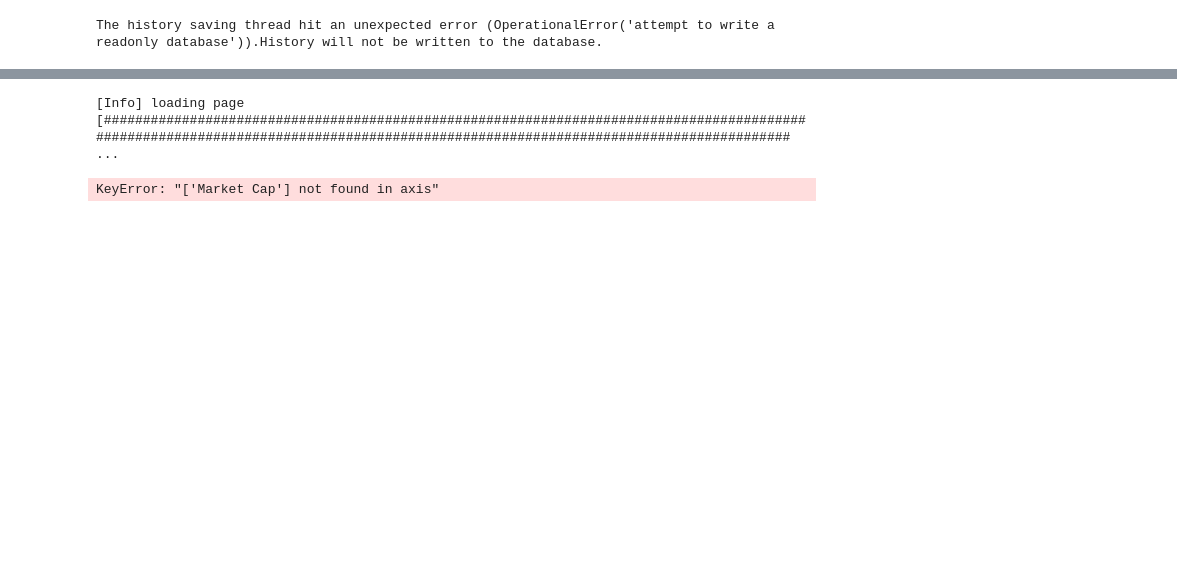
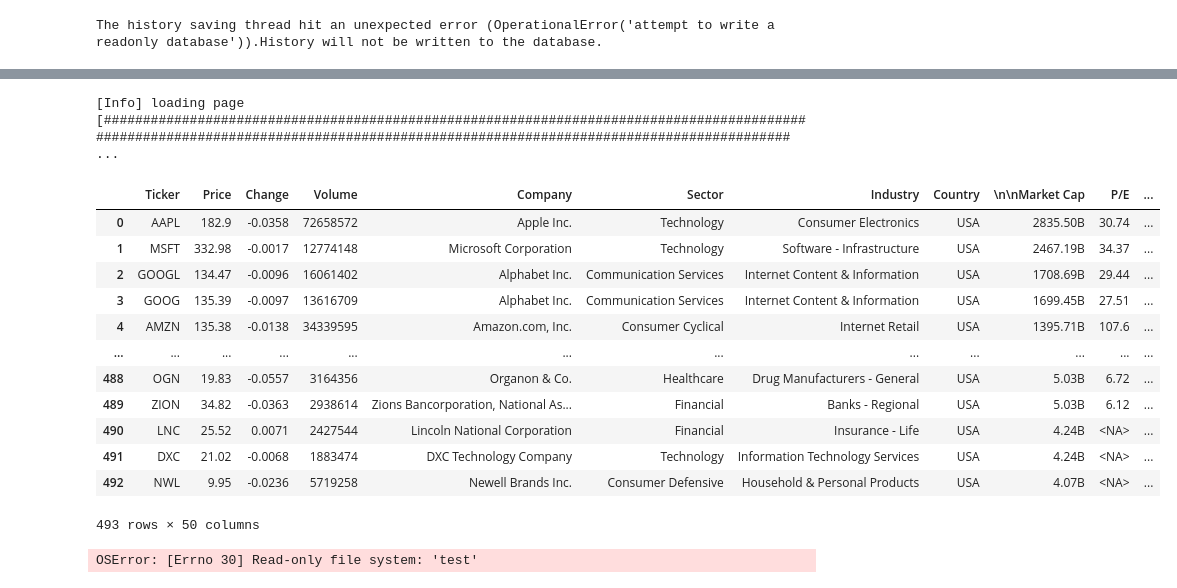
Before and after one commit to electribe15/DerivativeAnalytics, a Jupyter notebook: DataFeedAlphaFactors.ipynb, the cells around one changed output, grey strips where cells are left out. Saved outputs shown, nothing was run; the diff lists cells and outputs as text; code cells hidden in the pictures; blank space fills up the shorter version.

```diff
--- a/DataFeedAlphaFactors.ipynb
+++ b/DataFeedAlphaFactors.ipynb
@@ -28,33 +32,49 @@ sp500_overview = openbb.stocks.screener.screener_data(preset_loaded='sp500_filte
 sp500_ownership = openbb.stocks.screener.screener_data(preset_loaded='sp500_filter.ini', data_type = 'ownership')
 sp500_performance = openbb.stocks.screener.screener_data(preset_loaded='sp500_filter.ini', data_type = 'performance')
 sp500_technical = openbb.stocks.screener.screener_data(preset_loaded='sp500_filter.ini', data_type = 'technical')
 sp500_valuation = openbb.stocks.screener.screener_data(preset_loaded='sp500_filter.ini', data_type = 'valuation')
 
 sp500_overview = sp500_overview.convert_dtypes()
 sp500_ownership = sp500_ownership.convert_dtypes()
 sp500_performance = sp500_performance.convert_dtypes()
 sp500_technical = sp500_technical.convert_dtypes()
 sp500_valuation = sp500_valuation.convert_dtypes()
 
 sp500_overview.drop(columns = ['P/E'], inplace = True)
 sp500_overview.set_index(keys = ['Ticker', 'Price', 'Change', 'Volume'], inplace = True)
 sp500_performance.drop(columns = ['Avg Volume', 'Price', 'Change', 'Volume'], inplace = True)
 sp500_performance.set_index(keys = ['Ticker'], inplace = True)
-sp500_ownership.drop(columns = ['Price', 'Change', 'Volume', 'Market Cap'], inplace = True)
+sp500_ownership.drop(columns = ['Price', 'Change', 'Volume', '\n\nMarket Cap'], inplace = True)
 sp500_ownership.set_index(keys = ['Ticker'], inplace = True)
 sp500_technical.drop(columns = ['Price', 'Change', 'Volume'], inplace = True)
 sp500_technical.set_index(keys = ['Ticker'], inplace = True)
-sp500_valuation.drop(columns = ['Price', 'Change', 'Volume', 'Market Cap'], inplace = True)
+sp500_valuation.drop(columns = ['Price', 'Change', 'Volume', '\n\nMarket Cap'], inplace = True)
 sp500_valuation.set_index(keys = ['Ticker'], inplace = True)
 
 sp500_df = sp500_overview.join(sp500_valuation)
 sp500_df = sp500_df.join(sp500_ownership)
 sp500_df = sp500_df.join(sp500_performance)
 sp500_df = sp500_df.join(sp500_technical)
 
 sp500_df.reset_index(inplace = True)
 
 sp500_df
 # %% [output]
 [Info] loading page [################################################################################################################################################################################### ...
+|  | Ticker | Price | Change | Volume | Company | Sector | Industry | Country | \n\nMarket Cap | P/E | ... |
+| 0 | AAPL | 182.9 | -0.0358 | 72658572 | Apple Inc. | Technology | Consumer Electronics | USA | 2835.50B | 30.74 | ... |
+| 1 | MSFT | 332.98 | -0.0017 | 12774148 | Microsoft Corporation | Technology | Software - Infrastructure | USA | 2467.19B | 34.37 | ... |
+| 2 | GOOGL | 134.47 | -0.0096 | 16061402 | Alphabet Inc. | Communication Services | Internet Content & Information | USA | 1708.69B | 29.44 | ... |
+| 3 | GOOG | 135.39 | -0.0097 | 13616709 | Alphabet Inc. | Communication Services | Internet Content & Information | USA | 1699.45B | 27.51 | ... |
+| 4 | AMZN | 135.38 | -0.0138 | 34339595 | Amazon.com, Inc. | Consumer Cyclical | Internet Retail | USA | 1395.71B | 107.6 | ... |
+| ... | ... | ... | ... | ... | ... | ... | ... | ... | ... | ... | ... |
+| 488 | OGN | 19.83 | -0.0557 | 3164356 | Organon & Co. | Healthcare | Drug Manufacturers - General | USA | 5.03B | 6.72 | ... |
+| 489 | ZION | 34.82 | -0.0363 | 2938614 | Zions Bancorporation, National As... | Financial | Banks - Regional | USA | 5.03B | 6.12 | ... |
+| 490 | LNC | 25.52 | 0.0071 | 2427544 | Lincoln National Corporation | Financial | Insurance - Life | USA | 4.24B | <NA> | ... |
+| 491 | DXC | 21.02 | -0.0068 | 1883474 | DXC Technology Company | Technology | Information Technology Services | USA | 4.24B | <NA> | ... |
+| 492 | NWL | 9.95 | -0.0236 | 5719258 | Newell Brands Inc. | Consumer Defensive | Household & Personal Products | USA | 4.07B | <NA> | ... |
-KeyError: "['Market Cap'] not found in axis"
+493 rows × 50 columns
+# %%
+sp500_df.to_csv('test', encoding='utf-8')
+# %% [output]
+OSError: [Errno 30] Read-only file system: 'test'
```
Also changed, not shown: parts of 3 cells of this notebook.
